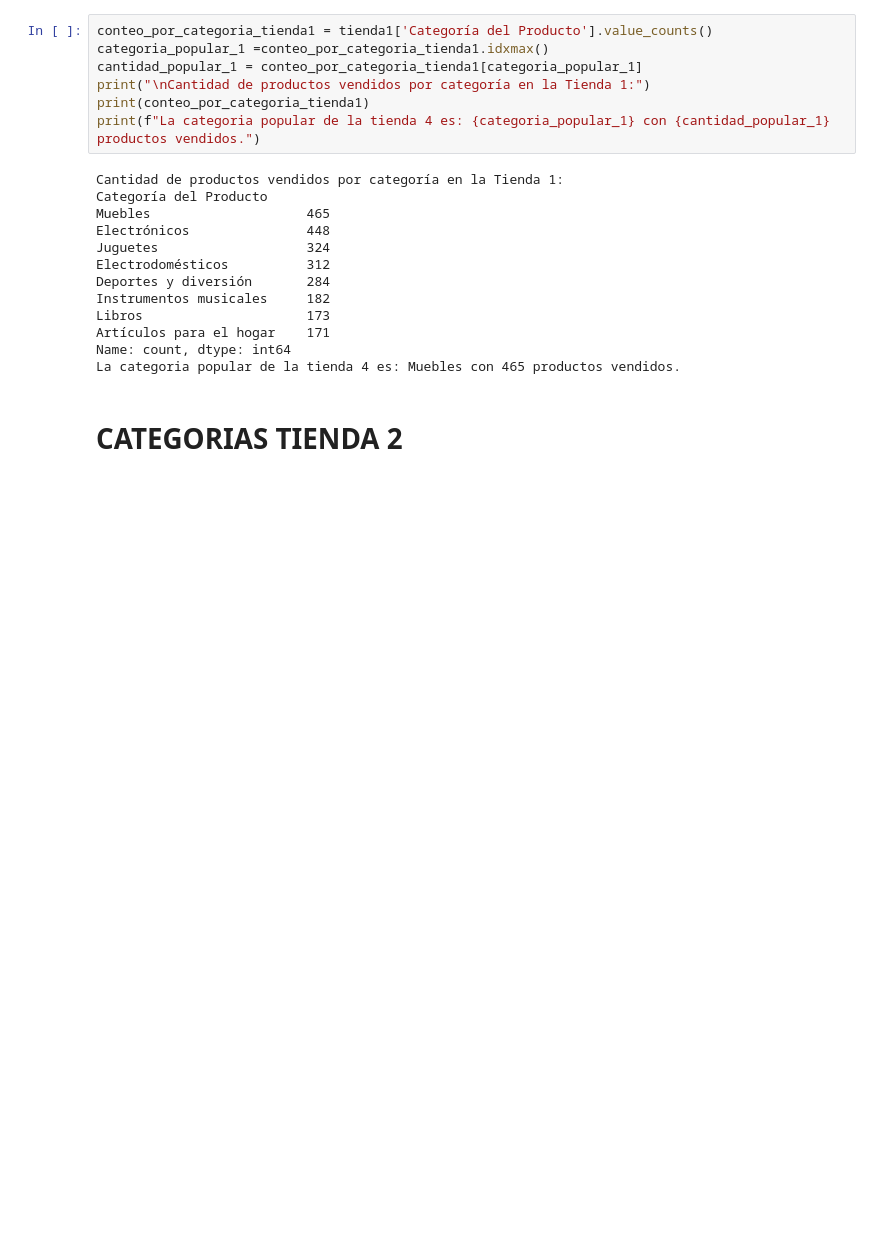
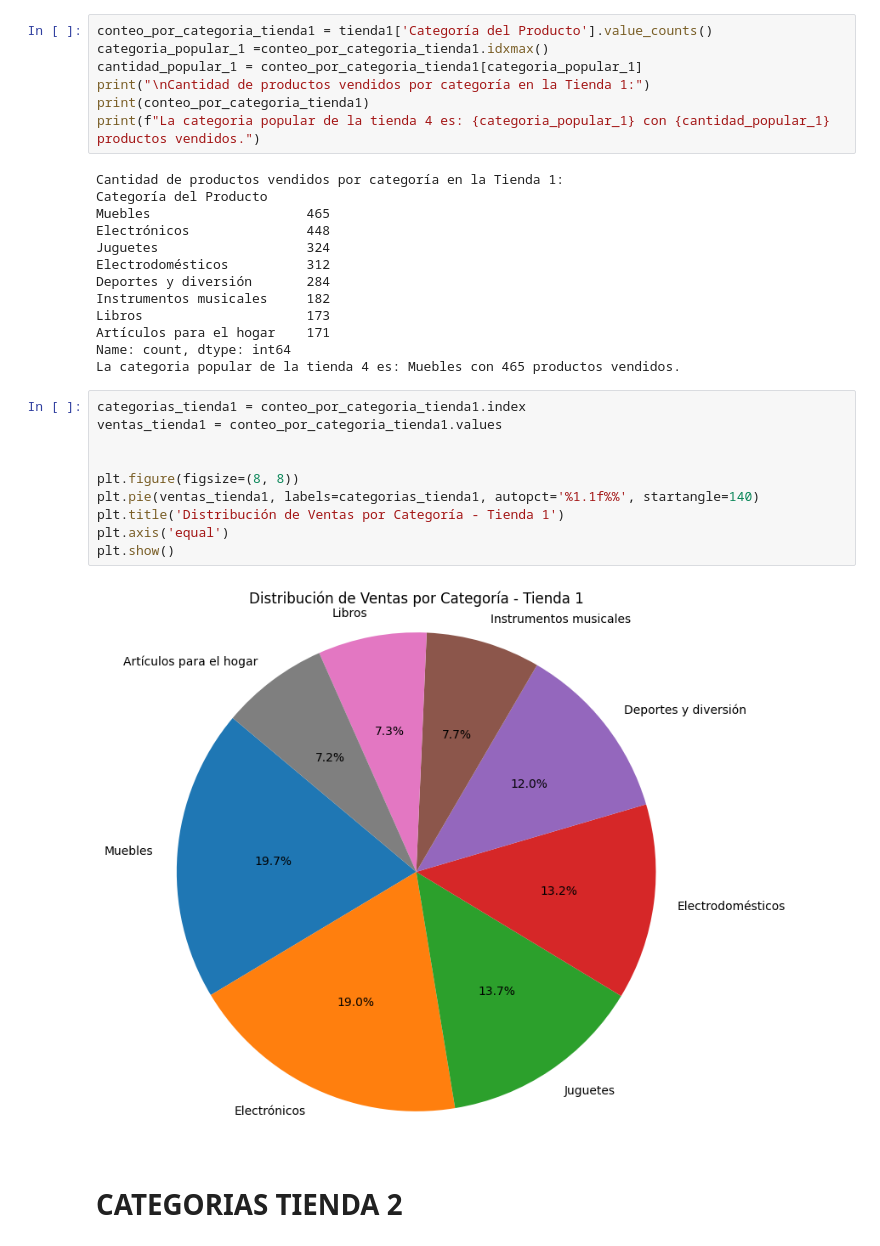
Before and after one commit to TWOD22/Alura-Store-Challenge, a Jupyter notebook: AluraStoreLatam.ipynb, the cells around one changed output. Saved outputs shown, nothing was run; the diff lists cells and outputs as text; blank space fills up the shorter version.

```diff
--- a/AluraStoreLatam.ipynb
+++ b/AluraStoreLatam.ipynb
@@ -98,6 +114,18 @@ Libros                     173
 Artículos para el hogar    171
 Name: count, dtype: int64
 La categoria popular de la tienda 4 es: Muebles con 465 productos vendidos.
+# %%
+categorias_tienda1 = conteo_por_categoria_tienda1.index
+ventas_tienda1 = conteo_por_categoria_tienda1.values
+
+
+plt.figure(figsize=(8, 8))
+plt.pie(ventas_tienda1, labels=categorias_tienda1, autopct='%1.1f%%', startangle=140)
+plt.title('Distribución de Ventas por Categoría - Tienda 1')
+plt.axis('equal')
+plt.show()
+# %% [output]
+[figure, added]
 # %% [markdown]
 # CATEGORIAS TIENDA 2
 # %%
```
Also changed, not shown: parts of 10 cells of this notebook.
